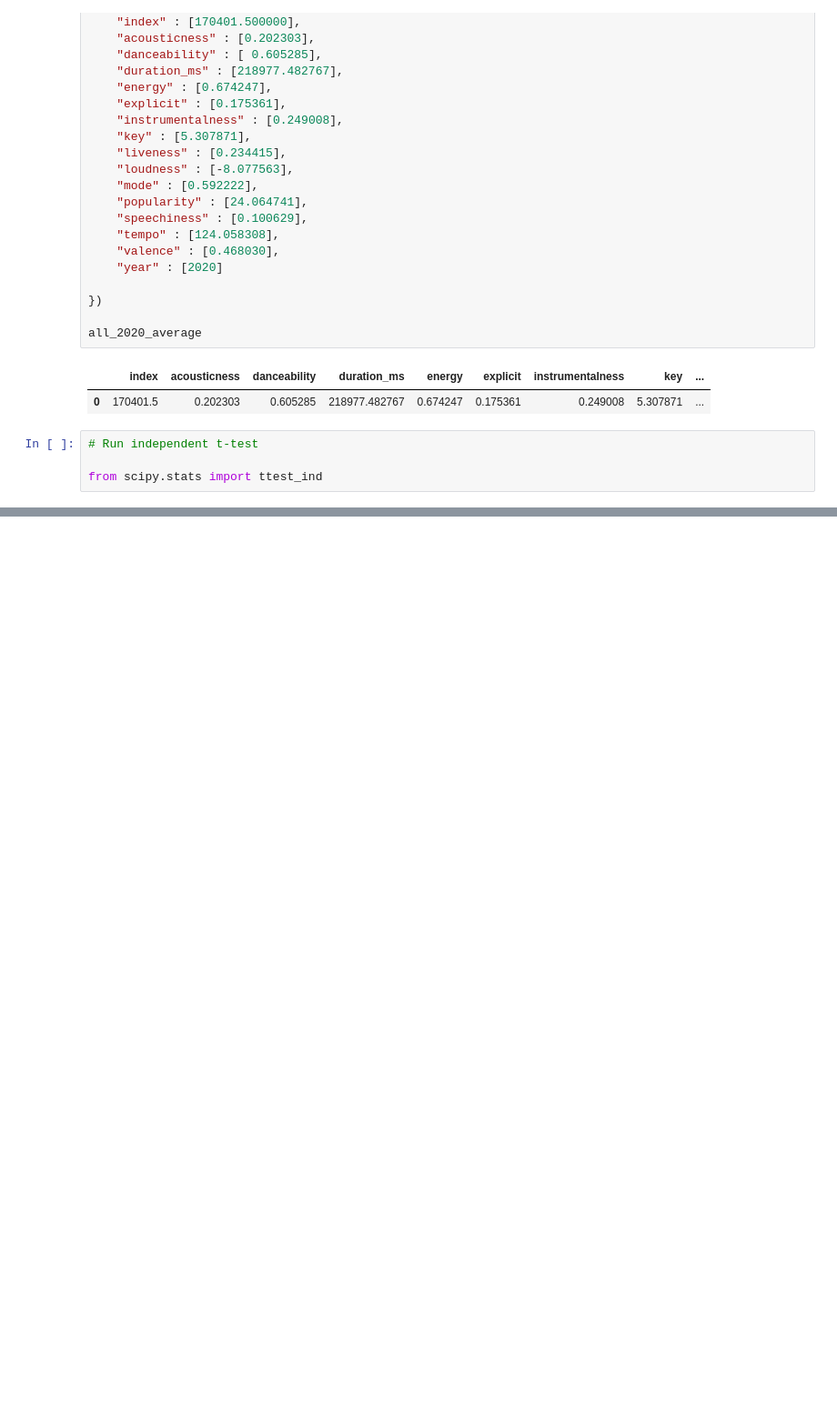
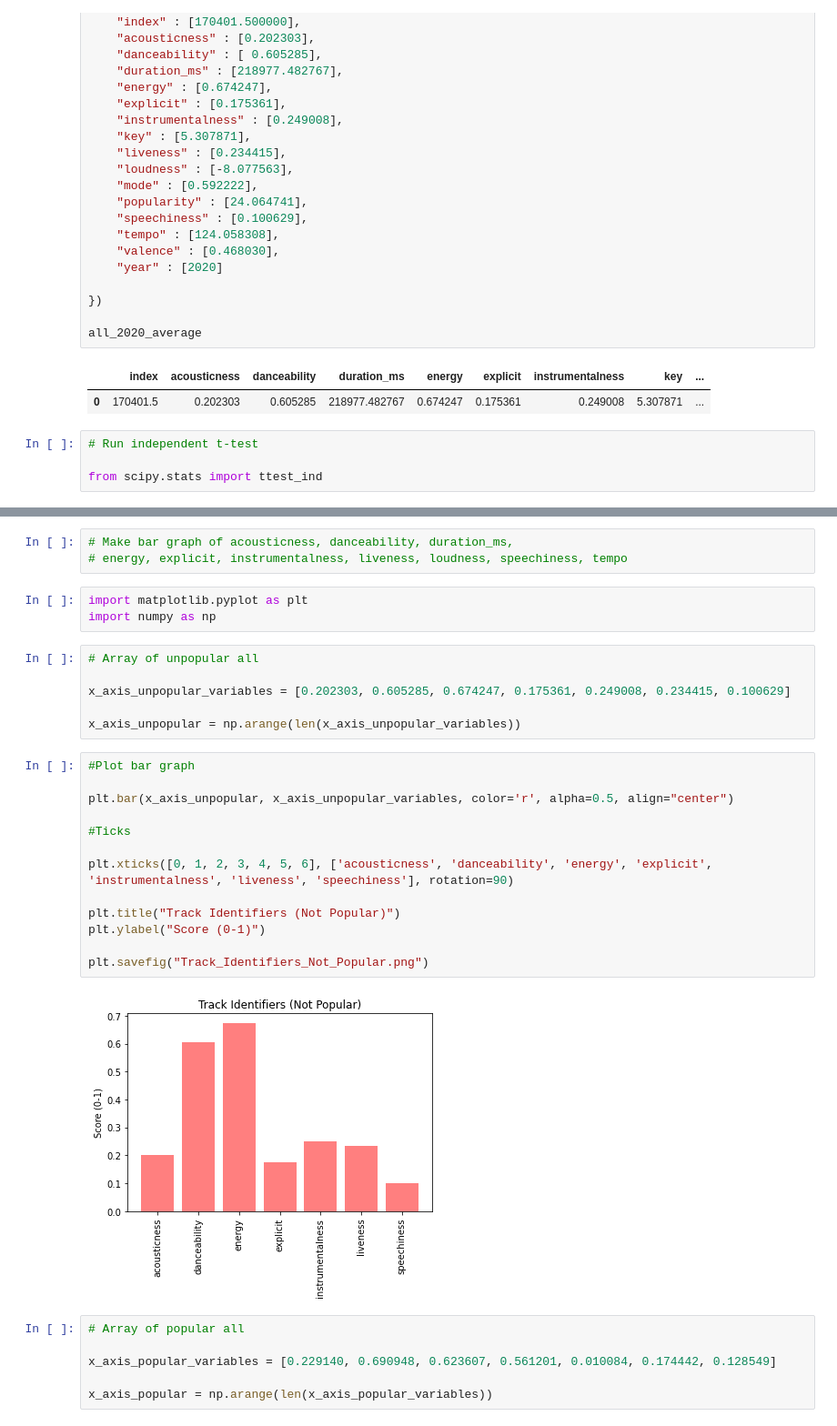
Before and after one commit to GregMaginn/Project-01, a Jupyter notebook: Popularity_By_Track_Identifier_2020.ipynb, the cells around one changed output, grey strips where cells are left out. Shown at 91% size. Saved outputs shown, nothing was run; the diff lists cells and outputs as text; blank space fills up the shorter version.

```diff
--- a/Popularity_By_Track_Identifier_2020.ipynb
+++ b/Popularity_By_Track_Identifier_2020.ipynb
@@ -447,0 +428,33 @@ tempo_popular_p_value
+# %%
+# Make bar graph of acousticness, danceability, duration_ms,
+# energy, explicit, instrumentalness, liveness, loudness, speechiness, tempo
+# %%
+import matplotlib.pyplot as plt
+import numpy as np
+# %%
+# Array of unpopular all
+
+x_axis_unpopular_variables = [0.202303, 0.605285, 0.674247, 0.175361, 0.249008, 0.234415, 0.100629]
+
+x_axis_unpopular = np.arange(len(x_axis_unpopular_variables))
+# %%
+#Plot bar graph
+
+plt.bar(x_axis_unpopular, x_axis_unpopular_variables, color='r', alpha=0.5, align="center")
+
+#Ticks
+
+plt.xticks([0, 1, 2, 3, 4, 5, 6], ['acousticness', 'danceability', 'energy', 'explicit', 'instrumentalness', 'liveness', 'speechiness'], rotation=90)
+
+plt.title("Track Identifiers (Not Popular)")
+plt.ylabel("Score (0-1)")
+
+plt.savefig("Track_Identifiers_Not_Popular.png")
+# %% [output]
+[figure, added]
+# %%
+# Array of popular all
+
+x_axis_popular_variables = [0.229140, 0.690948, 0.623607, 0.561201, 0.010084, 0.174442, 0.128549]
+
+x_axis_popular = np.arange(len(x_axis_popular_variables))
```
Also changed, not shown: parts of 24 cells of this notebook, 9 other files.
